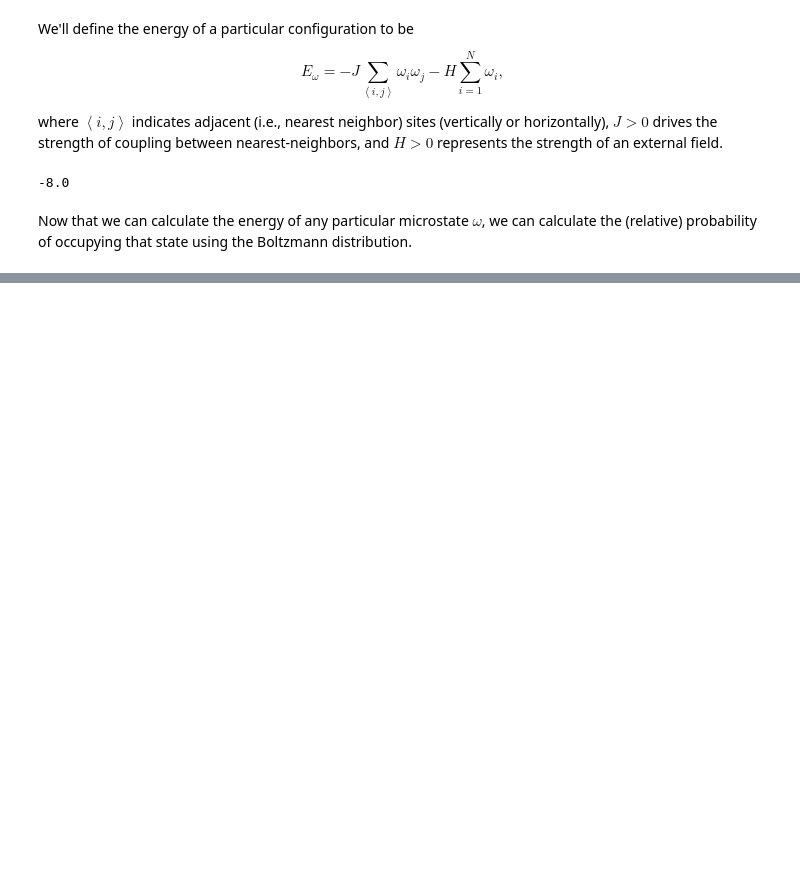
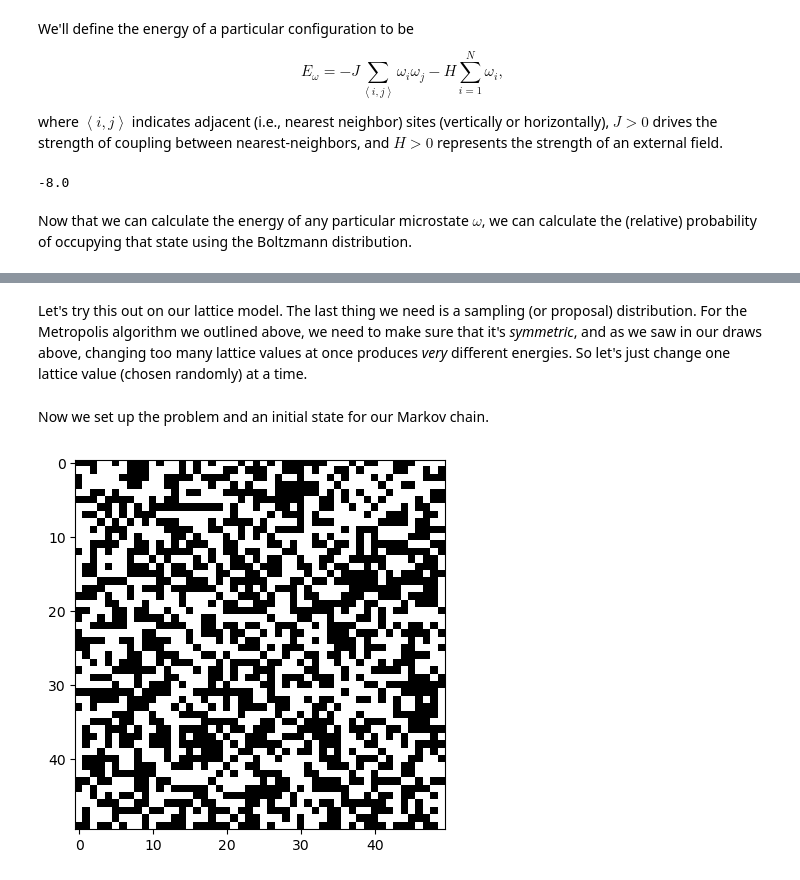
Before and after one commit to wrighj26/scicomp2_F25_wright, a Jupyter notebook: notebooks/Boltzmann and Ising (and some Metropolis).ipynb, the cells around one changed output, grey strips where cells are left out. Cells and saved outputs as stored; diff of their text form; code cells hidden in the pictures; blank space fills up the shorter version.

```diff
--- a/notebooks/Boltzmann and Ising (and some Metropolis).ipynb
+++ b/notebooks/Boltzmann and Ising (and some Metropolis).ipynb
@@ -68,0 +223,2 @@ def lnBoltz(state, kT=1., J=1., H=0.):
+# %% [markdown]
+Let's try this out on our lattice model.  The last thing we need is a sampling (or proposal) distribution.  For the Metropolis algorithm we outlined above, we need to make sure that it's _symmetric_, and as we saw in our draws above, changing too many lattice values at once produces _very_ different energies.  So let's just change one lattice value (chosen randomly) at a time.
@@ -68,0 +234,16 @@ def lnBoltz(state, kT=1., J=1., H=0.):
+# %% [markdown]
+Now we set up the problem and an initial state for our Markov chain.
+# %%
+kT = 10.
+J = 1.
+H = 0.
+
+energy_fun = lambda state: energy(state, J=J, H=H)
+lnBoltz_fun = lambda state: lnBoltz(state, kT=kT, J=J, H=H)
+
+ngrid = 50
+N = int(N)
+initial_state = draw_state(N)
+plt.imshow(initial_state, cmap='gray');
+# %% [output]
+[figure, added]
```
Also changed, not shown: parts of 27 cells of this notebook, 2 other files.
